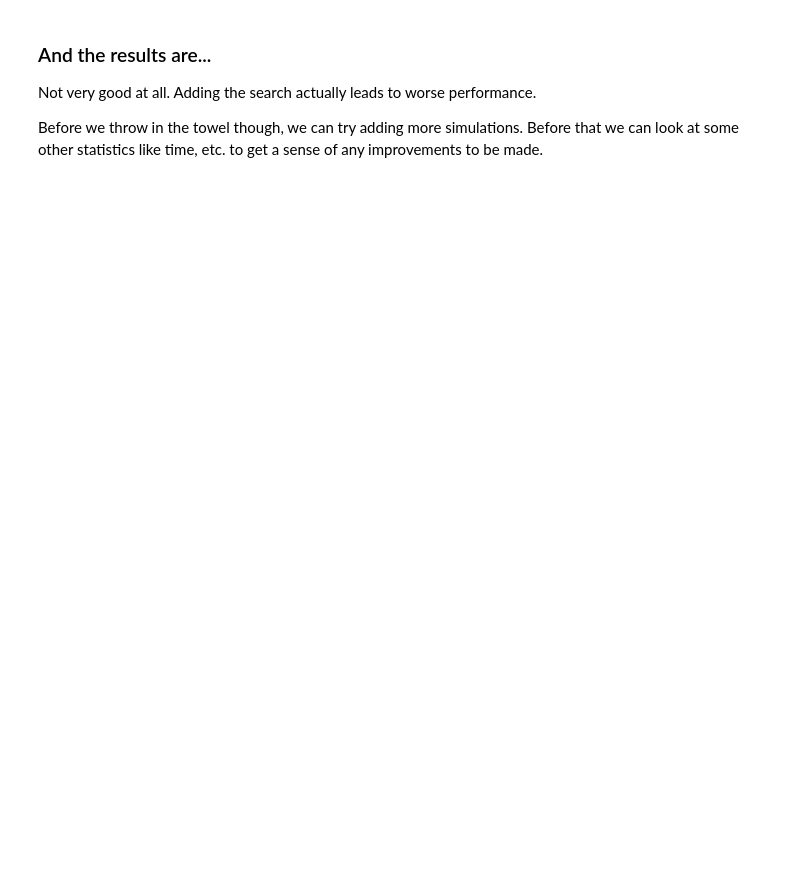
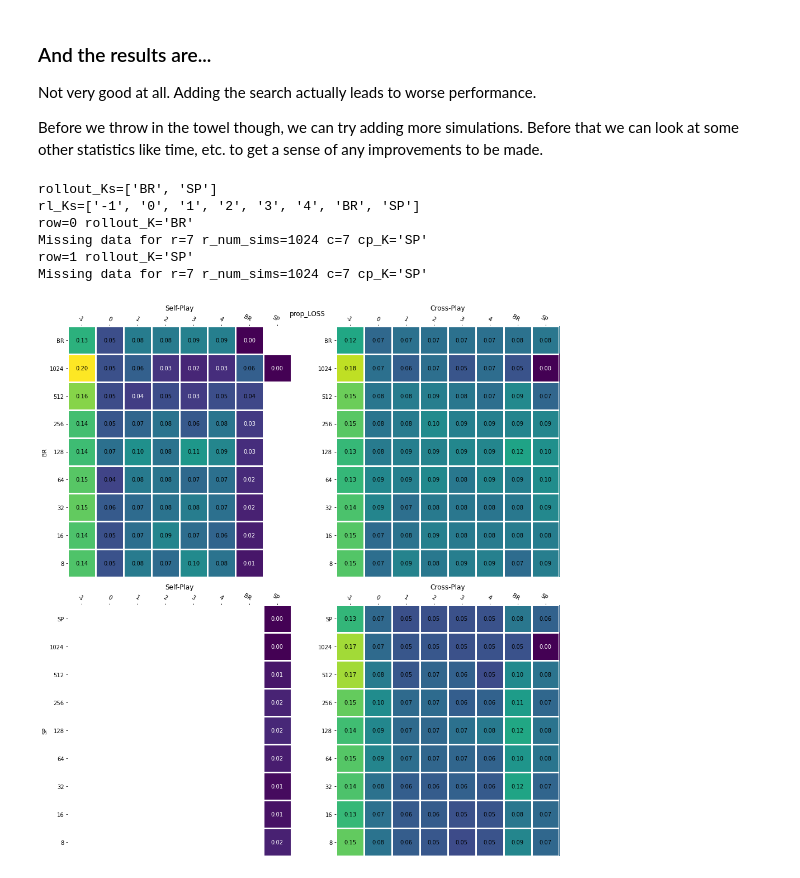
Before and after one commit to Jjschwartz/potmmcp, a Jupyter notebook: experiments/Driving/pairwise_analysis_v2.ipynb, the cells around one changed output. Cells and saved outputs as stored; diff of their text form; code cells hidden in the pictures; blank space fills up the shorter version.

```diff
--- a/experiments/Driving/pairwise_analysis_v2.ipynb
+++ b/experiments/Driving/pairwise_analysis_v2.ipynb
@@ -1063,6 +1078,24 @@ row=1 rollout_K='SP'
 Not very good at all. Adding the search actually leads to worse performance.
 
 Before we throw in the towel though, we can try adding more simulations. Before that we can look at some other statistics like time, etc. to get a sense of any improvements to be made.
+# %%
+plot_ba_values_by_rollout_K(
+    ba_df,
+    y_key="prop_LOSS",
+    include_rl_comparison=True,
+    plot_rl_df=rl_df,
+    vrange=(0.0, 0.2),
+    figsize=(14, 14)
+)
+plt.show()
+# %% [output]
+rollout_Ks=['BR', 'SP']
+rl_Ks=['-1', '0', '1', '2', '3', '4', 'BR', 'SP']
+row=0 rollout_K='BR'
+Missing data for r=7 r_num_sims=1024 c=7 cp_K='SP'
+row=1 rollout_K='SP'
+Missing data for r=7 r_num_sims=1024 c=7 cp_K='SP'
+[figure, new version]
 # %%
 plot_ba_values_by_rollout_K(
     ba_df,
```
Also changed, not shown: parts of 15 cells of this notebook, 5 other files.
